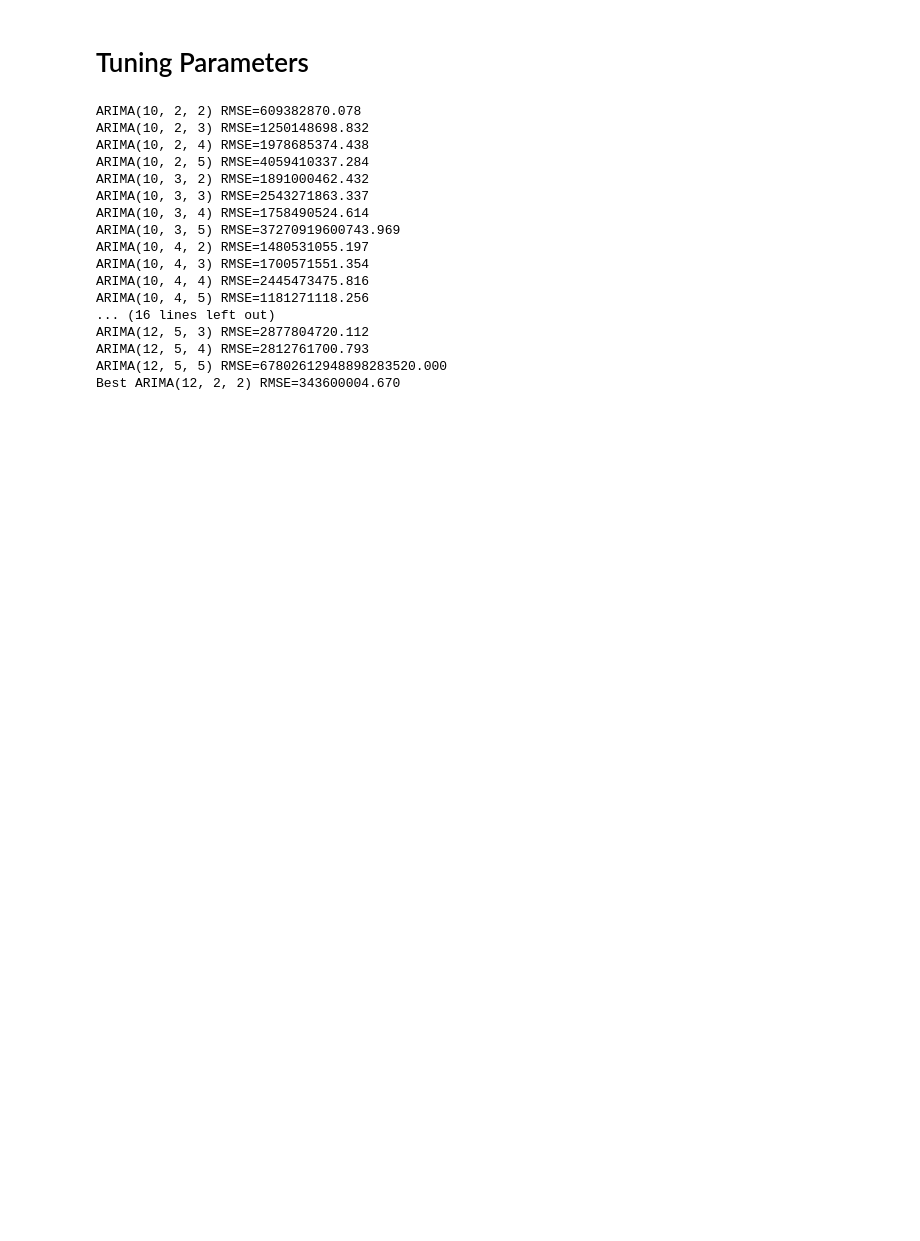
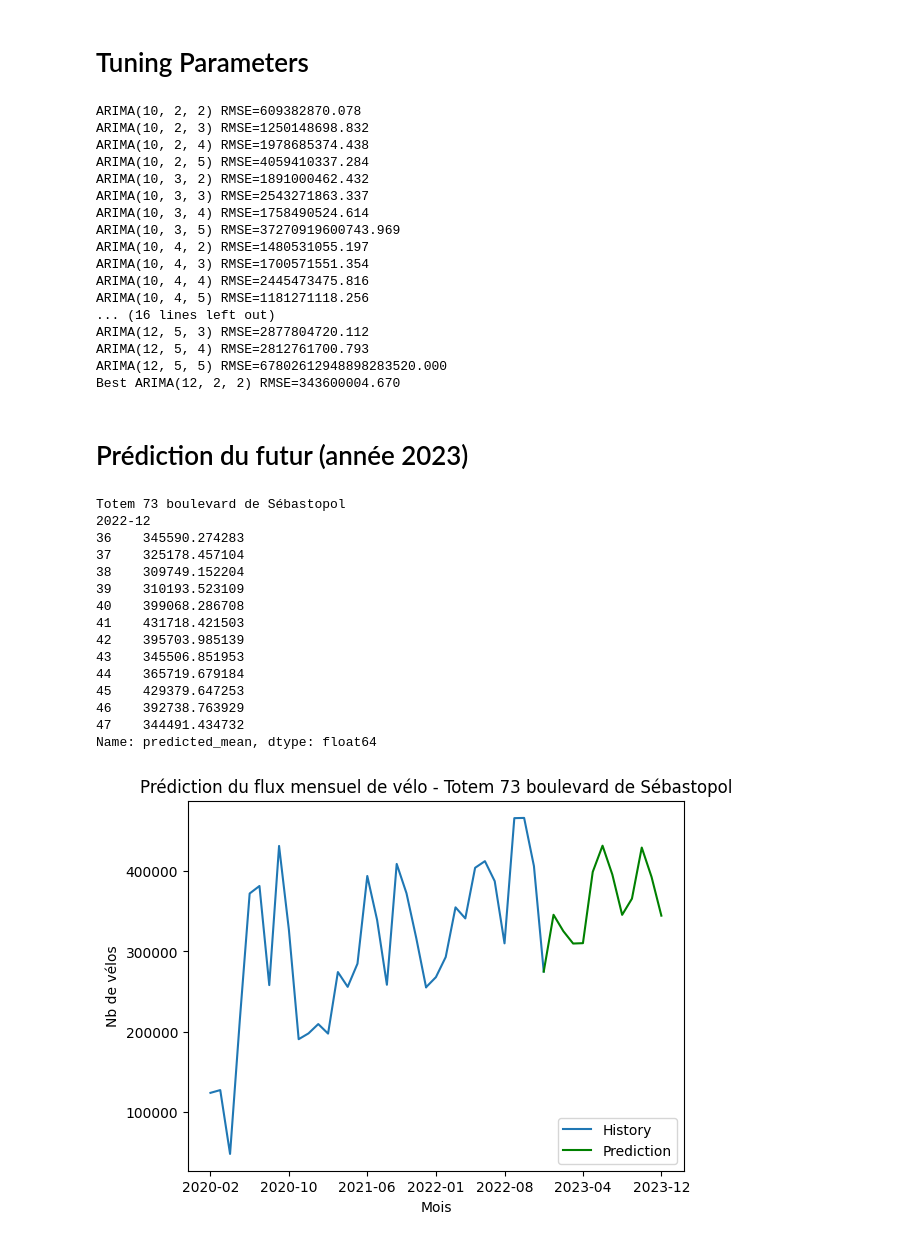
Before and after one commit to hitMaan351/Decision-support-for-cycle-track, a Jupyter notebook: notebooks/prediction_flux.ipynb, the cells around one changed output. Cells and saved outputs as stored; diff of their text form; code cells hidden in the pictures; blank space fills up the shorter version.

```diff
--- a/notebooks/prediction_flux.ipynb
+++ b/notebooks/prediction_flux.ipynb
@@ -198,3 +186,5 @@ ARIMA(12, 5, 3) RMSE=2877804720.112
 ARIMA(12, 5, 4) RMSE=2812761700.793
 ARIMA(12, 5, 5) RMSE=67802612948898283520.000
 Best ARIMA(12, 2, 2) RMSE=343600004.670
+# %% [markdown]
+# Prédiction du futur (année 2023)
@@ -200,0 +234,52 @@ Best ARIMA(12, 2, 2) RMSE=343600004.670
+# %%
+def visualize_future_one_street(df_exemple, street_name, predictions, predictions_full):
+    fig= plt.figure()
+    ax = fig.add_subplot(111)
+
+    dates = np.concatenate((df_exemple.index , year_2023), axis = 0)
+
+    ax.plot(df_exemple.index, df_exemple.values, label = 'History')
+    ax.plot([df_exemple.index[-1]] + year_2023, [df_exemple.values[-1]] + list(predictions.values), color='Green', label = 'Prediction')
+    # ax.plt.plot(dates,  list(predictions_full.values), color='Red', label = 'Predictions')
+
+    plt.title('Prédiction du flux mensuel de vélo - '+ street_name)
+    ax.legend()
+
+    xticks=np.array(dates)[np.round(np.linspace(0, len(dates) - 1, 7)).astype(int)]
+    ax.set_xticks(xticks)
+
+    plt.xlabel('Mois')
+    plt.ylabel('Nb de vélos')
+# %%
+street_name = rd.choices(list(set(df_flux.name)))[0]
+street_name = "Voie Georges Pompidou"
+street_name = "152 boulevard du Montparnasse"
+street_name = "67 boulevard Voltaire SE-NO"
+street_name = "Totem 73 boulevard de Sébastopol"
+
+print(street_name)
+
+df_exemple, predictions, predictions_full = predict_one_street_for_2023(df_flux, street_name )
+
+predictions = predictions.apply(lambda x : 0 if x <= 0 else x )
+predictions_full = predictions_full.apply(lambda x : 0 if x <= 0 else x )
+print(predictions)
+
+visualize_future_one_street(df_exemple["sum_counts"], street_name, predictions, predictions_full)
+# %% [output]
+Totem 73 boulevard de Sébastopol
+2022-12
+36    345590.274283
+37    325178.457104
+38    309749.152204
+39    310193.523109
+40    399068.286708
+41    431718.421503
+42    395703.985139
+43    345506.851953
+44    365719.679184
+45    429379.647253
+46    392738.763929
+47    344491.434732
+Name: predicted_mean, dtype: float64
+[figure, added]
```
Also changed, not shown: parts of 12 cells of this notebook, 7 other files.
